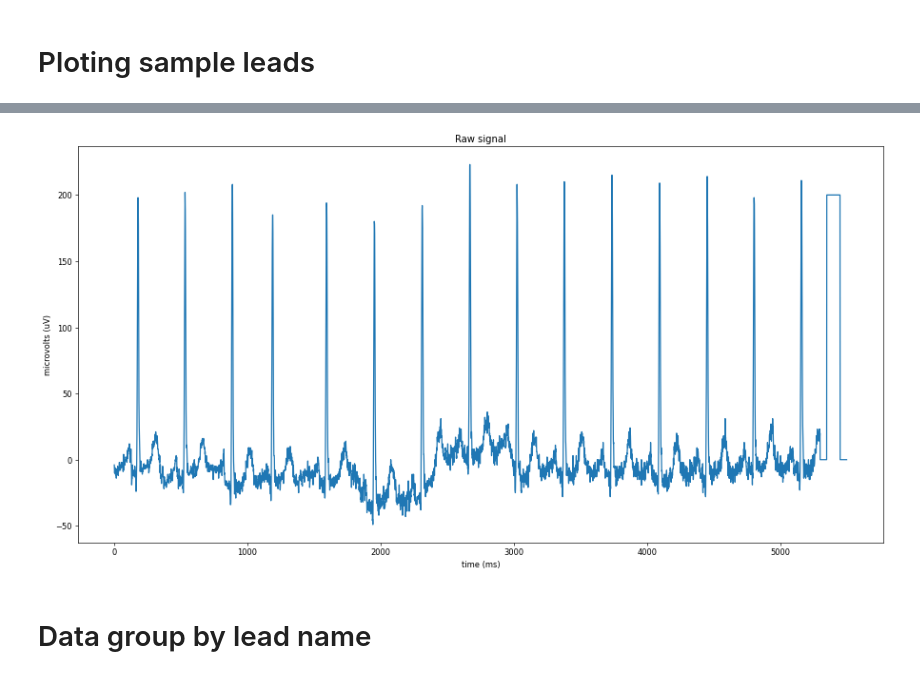
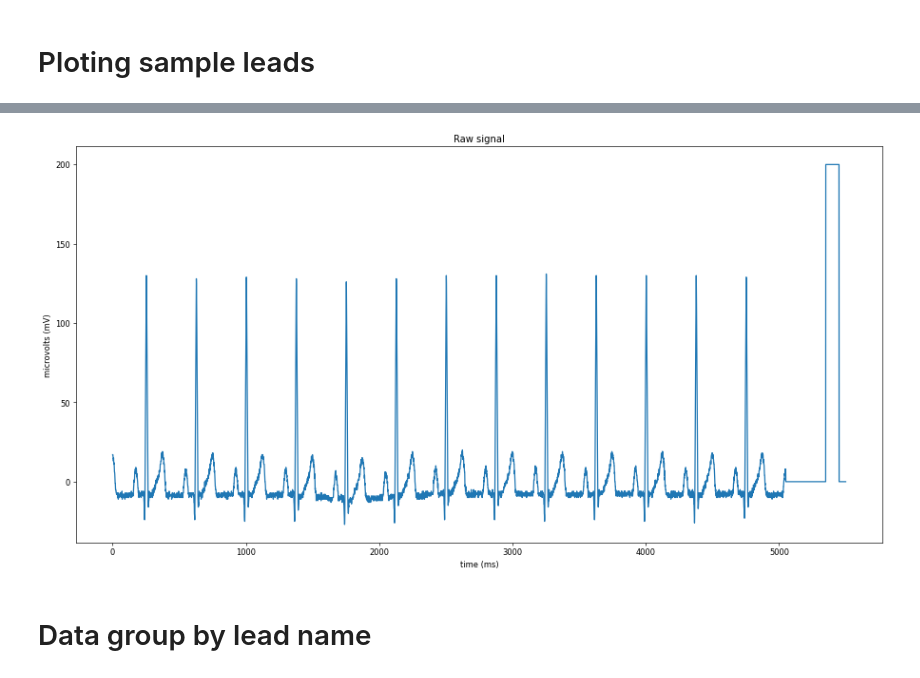
Before and after one commit to vicentbas/ia3_uv, a Jupyter notebook: ecg_full_dataframe.ipynb, the cells around one changed output, grey strips where cells are left out. Cells and saved outputs as stored; diff of their text form; code cells hidden in the pictures.

```diff
--- a/ecg_full_dataframe.ipynb
+++ b/ecg_full_dataframe.ipynb
@@ -115,14 +104,14 @@ plt.show()
 # %%
 plt.figure(figsize=(15,15), dpi= 60)
 plt.subplot(2, 1, 1)
-plt.plot(ecg_dataframe[ecg_dataframe['lead']=='MDC_ECG_LEAD_I'].mV[24])
+plt.plot(ecg_dataframe[ecg_dataframe['lead']=='MDC_ECG_LEAD_I'].mV[120])
 plt.xlabel('time (ms)')
-plt.ylabel('microvolts (uV)')
+plt.ylabel('microvolts (mV)')
 plt.title("Raw signal")
 plt.tight_layout()
 plt.show()
 # %% [output]
-[figure, old version]
+[figure, new version]
 # %% [markdown]
 # Data group by lead name
 # %%
```
Also changed, not shown: parts of 27 cells of this notebook.
